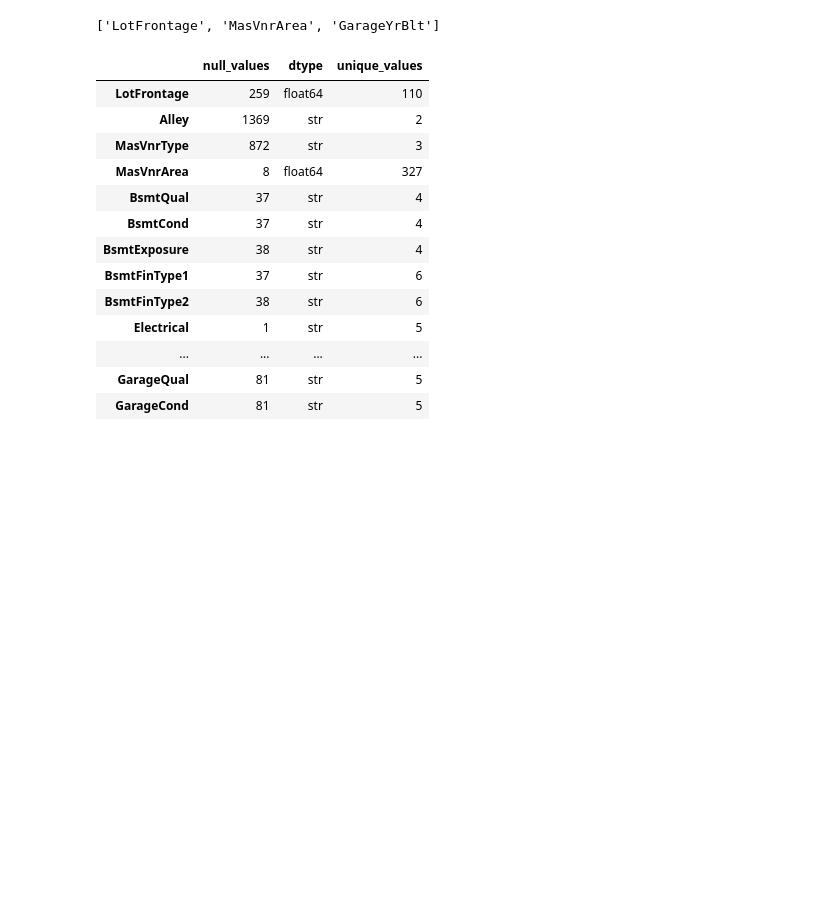
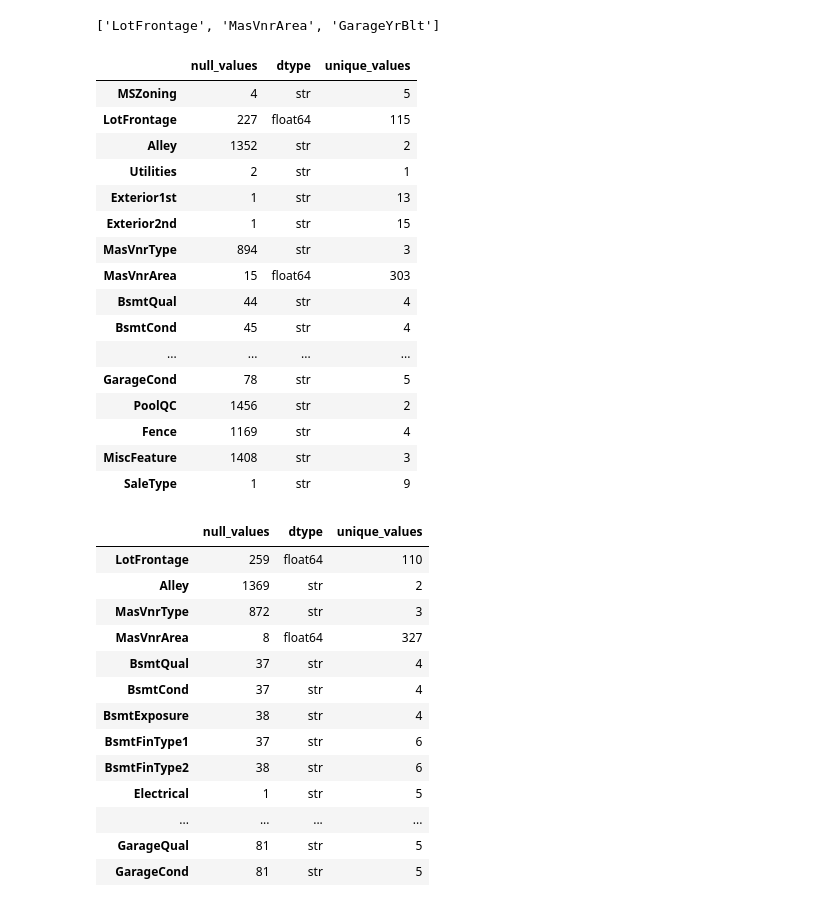
Before and after one commit to Eclipse-Dirol/project, a Jupyter notebook: House prices/EDA.ipynb, the cells around one changed output. Drawn from its saved outputs; the diff is of its cells as text; code cells hidden in the pictures; blank space fills up the shorter version.

```diff
--- a/House prices/EDA.ipynb
+++ b/House prices/EDA.ipynb
@@ -4,8 +4,8 @@ import matplotlib.pyplot as plt
 import seaborn as sns
 from config import config
 # %%
-df_train = pd.read_csv(config.path.Hp.train)
-df_test = pd.read_csv(config.path.Hp.test)
+df_train = pd.read_csv(config.path.train)
+df_test = pd.read_csv(config.path.test)
 display(df_train.shape)
 display(df_train.duplicated().sum())
 display(df_train.head(2))
@@ -47,6 +47,31 @@ Data columns (total 81 columns):
 dtypes: float64(3), int64(35), str(43)
 memory usage: 924.0 KB
 ['LotFrontage', 'MasVnrArea', 'GarageYrBlt']
+# %%
+null_values = df_test.isna().sum().loc[lambda x: x > 0]
+display(pd.DataFrame({
+    'null_values': null_values.values,
+    'dtype': df_test[null_values.index].dtypes,
+    'unique_values': df_test[null_values.index].nunique()
+}, index=null_values.index))
+# %% [output]
+|  | null_values | dtype | unique_values |
+| MSZoning | 4 | str | 5 |
+| LotFrontage | 227 | float64 | 115 |
+| Alley | 1352 | str | 2 |
+| Utilities | 2 | str | 1 |
+| Exterior1st | 1 | str | 13 |
+| Exterior2nd | 1 | str | 15 |
+| MasVnrType | 894 | str | 3 |
+| MasVnrArea | 15 | float64 | 303 |
+| BsmtQual | 44 | str | 4 |
+| BsmtCond | 45 | str | 4 |
+| ... | ... | ... | ... |
+| GarageCond | 78 | str | 5 |
+| PoolQC | 1456 | str | 2 |
+| Fence | 1169 | str | 4 |
+| MiscFeature | 1408 | str | 3 |
+| SaleType | 1 | str | 9 |
 # %%
 null_values = df_train.isna().sum().loc[lambda x: x > 0]
 display(pd.DataFrame({
```
Also changed, not shown: 12 other files.
